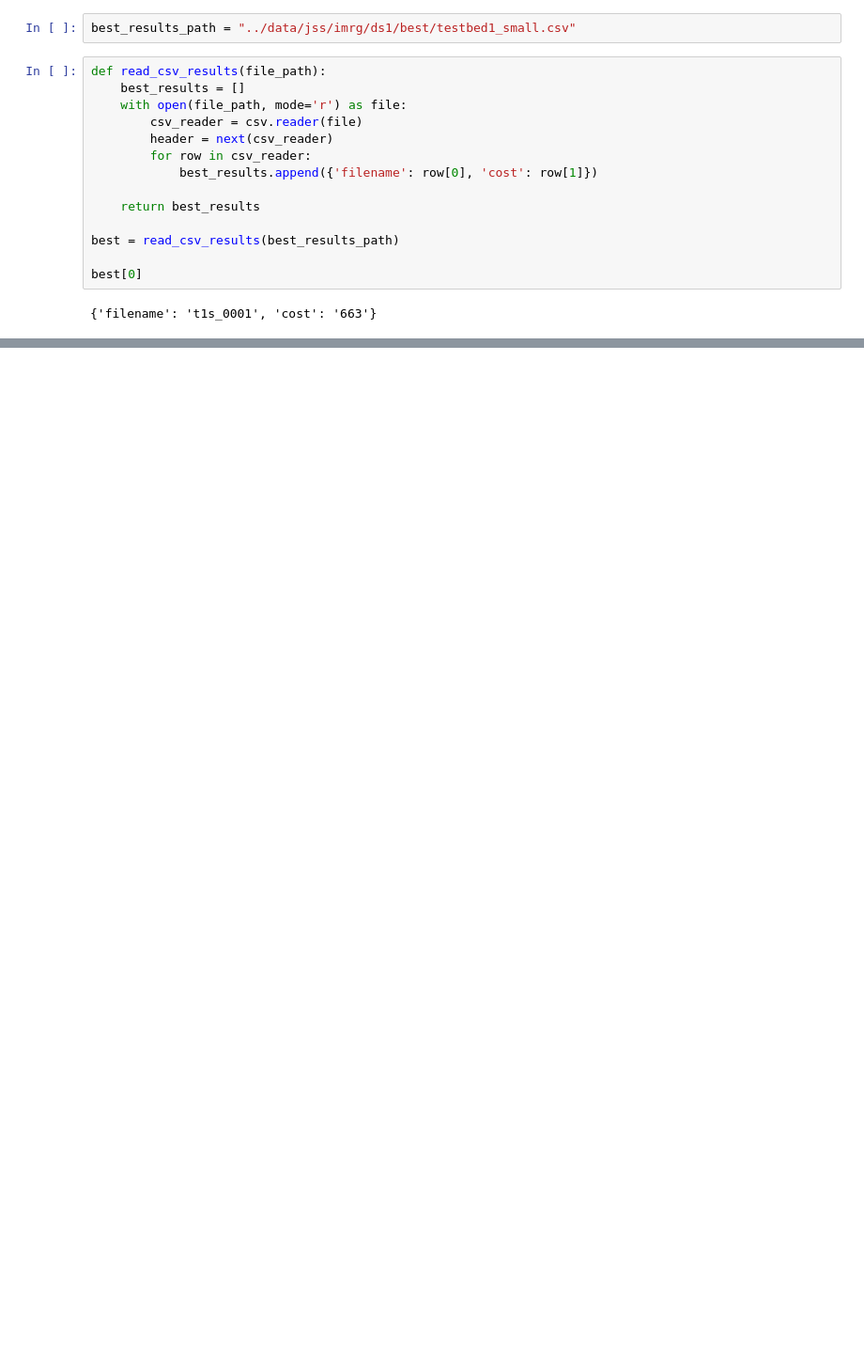
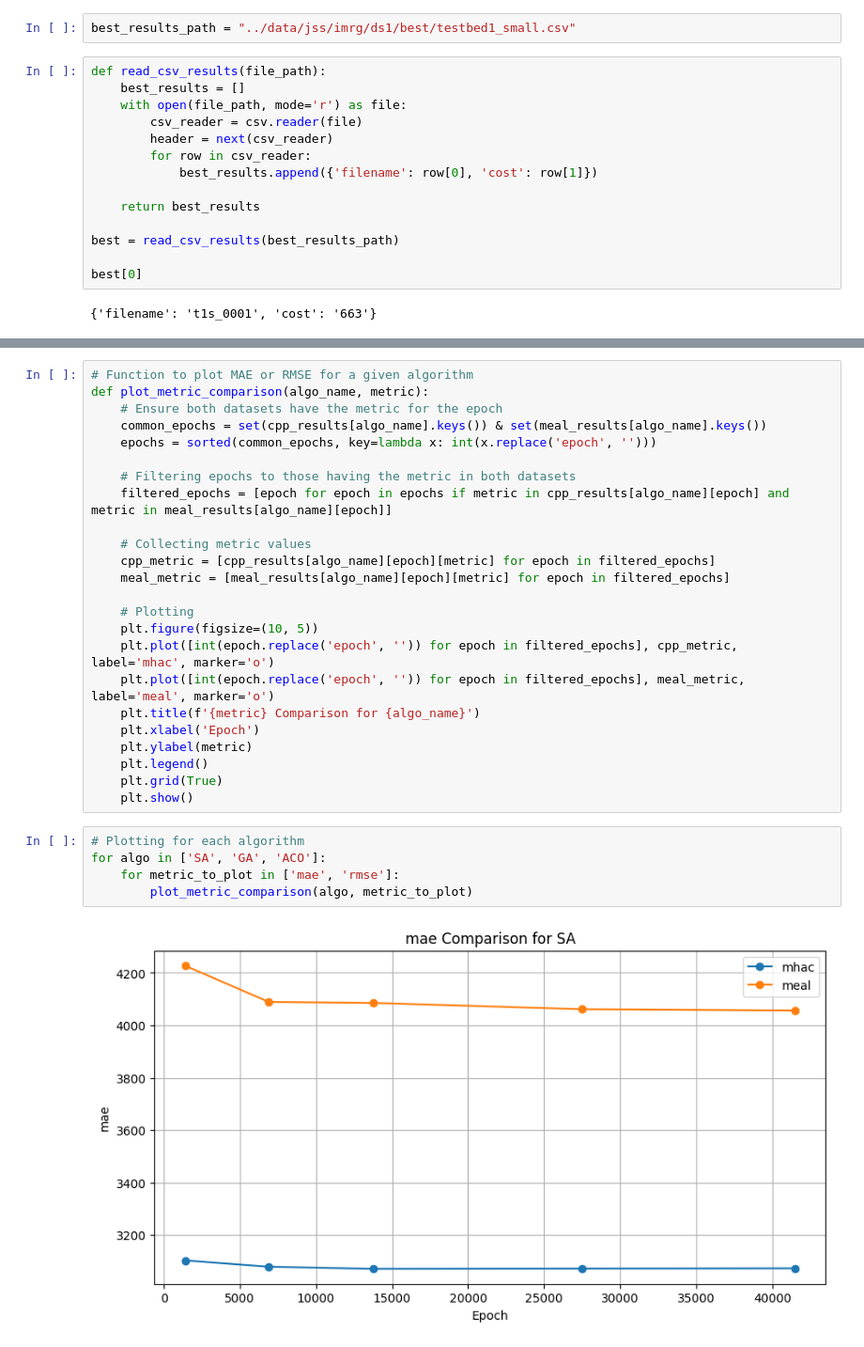
Before and after one commit to raulmarinau/mhac, a Jupyter notebook: experiment/compare_results.ipynb, the cells around one changed output, grey strips where cells are left out. Shown: that part at 94% size. Cells and saved outputs as stored; diff of their text form; blank space fills up the shorter version.

```diff
--- a/experiment/compare_results.ipynb
+++ b/experiment/compare_results.ipynb
@@ -79,0 +375,31 @@ Root Mean Squared Error (RMSE): 4714.812371369853
+# %%
+# Function to plot MAE or RMSE for a given algorithm
+def plot_metric_comparison(algo_name, metric):
+    # Ensure both datasets have the metric for the epoch
+    common_epochs = set(cpp_results[algo_name].keys()) & set(meal_results[algo_name].keys())
+    epochs = sorted(common_epochs, key=lambda x: int(x.replace('epoch', '')))
+
+    # Filtering epochs to those having the metric in both datasets
+    filtered_epochs = [epoch for epoch in epochs if metric in cpp_results[algo_name][epoch] and metric in meal_results[algo_name][epoch]]
+
+    # Collecting metric values
+    cpp_metric = [cpp_results[algo_name][epoch][metric] for epoch in filtered_epochs]
+    meal_metric = [meal_results[algo_name][epoch][metric] for epoch in filtered_epochs]
+
+    # Plotting
+    plt.figure(figsize=(10, 5))
+    plt.plot([int(epoch.replace('epoch', '')) for epoch in filtered_epochs], cpp_metric, label='mhac', marker='o')
+    plt.plot([int(epoch.replace('epoch', '')) for epoch in filtered_epochs], meal_metric, label='meal', marker='o')
+    plt.title(f'{metric} Comparison for {algo_name}')
+    plt.xlabel('Epoch')
+    plt.ylabel(metric)
+    plt.legend()
+    plt.grid(True)
+    plt.show()
+# %%
+# Plotting for each algorithm
+for algo in ['SA', 'GA', 'ACO']:
+    for metric_to_plot in ['mae', 'rmse']:
+        plot_metric_comparison(algo, metric_to_plot)
+# %% [output]
+[figure, added]
```
Also changed, not shown: parts of 13 cells of this notebook, 12 other files.
